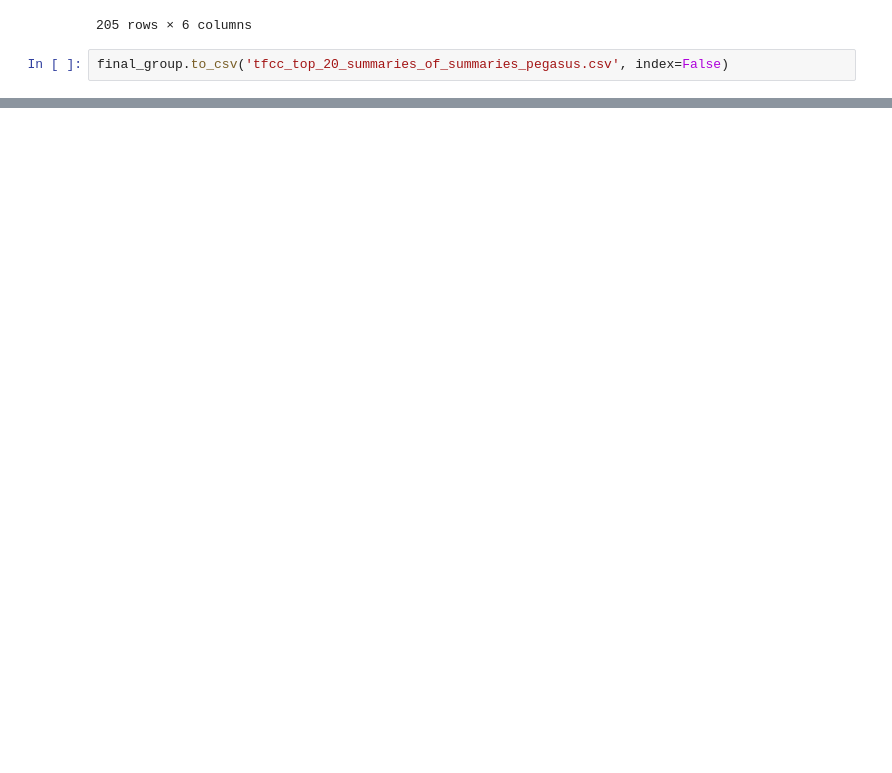
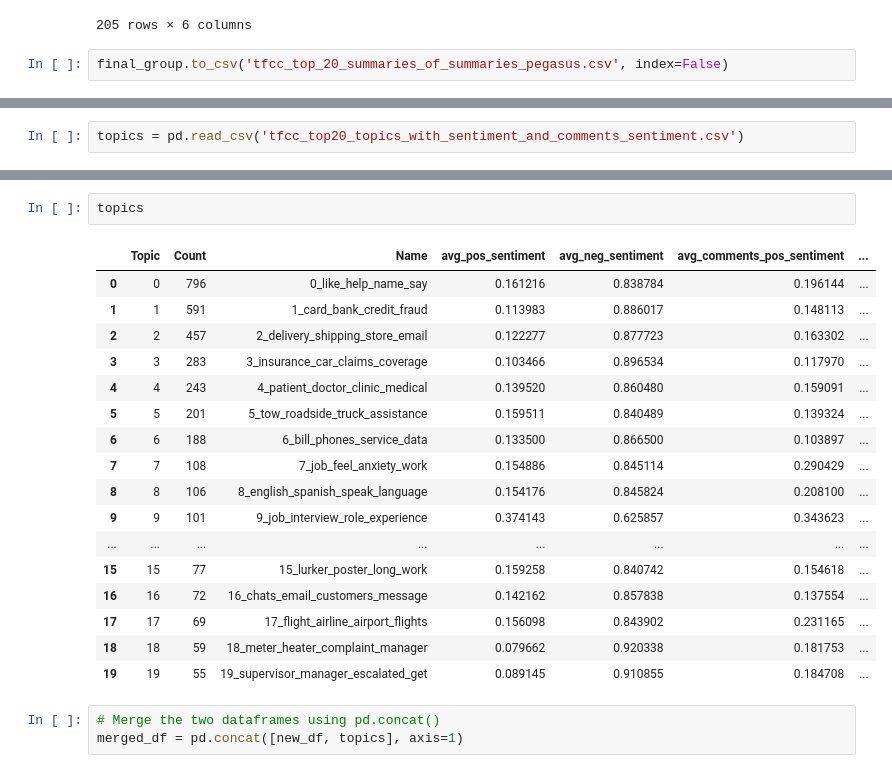
Before and after one commit to steviedrew67/dissertation_final, a Jupyter notebook: notebooks/step_11_pegasus.ipynb, the cells around one changed output, grey strips where cells are left out. Cells and saved outputs as stored; diff of their text form; blank space fills up the shorter version.

```diff
--- a/notebooks/step_11_pegasus.ipynb
+++ b/notebooks/step_11_pegasus.ipynb
@@ -453,0 +456,2 @@ final_group.to_csv('tfcc_top_20_summaries_of_summaries_pegasus.csv', index=False
+# %%
+topics = pd.read_csv('tfcc_top20_topics_with_sentiment_and_comments_sentiment.csv')
@@ -453,0 +503,23 @@ final_group.to_csv('tfcc_top_20_summaries_of_summaries_pegasus.csv', index=False
+# %%
+topics
+# %% [output]
+|  | Topic | Count | Name | avg_pos_sentiment | avg_neg_sentiment | avg_comments_pos_sentiment | ... |
+| 0 | 0 | 796 | 0_like_help_name_say | 0.161216 | 0.838784 | 0.196144 | ... |
+| 1 | 1 | 591 | 1_card_bank_credit_fraud | 0.113983 | 0.886017 | 0.148113 | ... |
+| 2 | 2 | 457 | 2_delivery_shipping_store_email | 0.122277 | 0.877723 | 0.163302 | ... |
+| 3 | 3 | 283 | 3_insurance_car_claims_coverage | 0.103466 | 0.896534 | 0.117970 | ... |
+| 4 | 4 | 243 | 4_patient_doctor_clinic_medical | 0.139520 | 0.860480 | 0.159091 | ... |
+| 5 | 5 | 201 | 5_tow_roadside_truck_assistance | 0.159511 | 0.840489 | 0.139324 | ... |
+| 6 | 6 | 188 | 6_bill_phones_service_data | 0.133500 | 0.866500 | 0.103897 | ... |
+| 7 | 7 | 108 | 7_job_feel_anxiety_work | 0.154886 | 0.845114 | 0.290429 | ... |
+| 8 | 8 | 106 | 8_english_spanish_speak_language | 0.154176 | 0.845824 | 0.208100 | ... |
+| 9 | 9 | 101 | 9_job_interview_role_experience | 0.374143 | 0.625857 | 0.343623 | ... |
+| ... | ... | ... | ... | ... | ... | ... | ... |
+| 15 | 15 | 77 | 15_lurker_poster_long_work | 0.159258 | 0.840742 | 0.154618 | ... |
+| 16 | 16 | 72 | 16_chats_email_customers_message | 0.142162 | 0.857838 | 0.137554 | ... |
+| 17 | 17 | 69 | 17_flight_airline_airport_flights | 0.156098 | 0.843902 | 0.231165 | ... |
+| 18 | 18 | 59 | 18_meter_heater_complaint_manager | 0.079662 | 0.920338 | 0.181753 | ... |
+| 19 | 19 | 55 | 19_supervisor_manager_escalated_get | 0.089145 | 0.910855 | 0.184708 | ... |
+# %%
+# Merge the two dataframes using pd.concat()
+merged_df = pd.concat([new_df, topics], axis=1)
```
Also changed, not shown: parts of 9 cells of this notebook, 30 other files.
